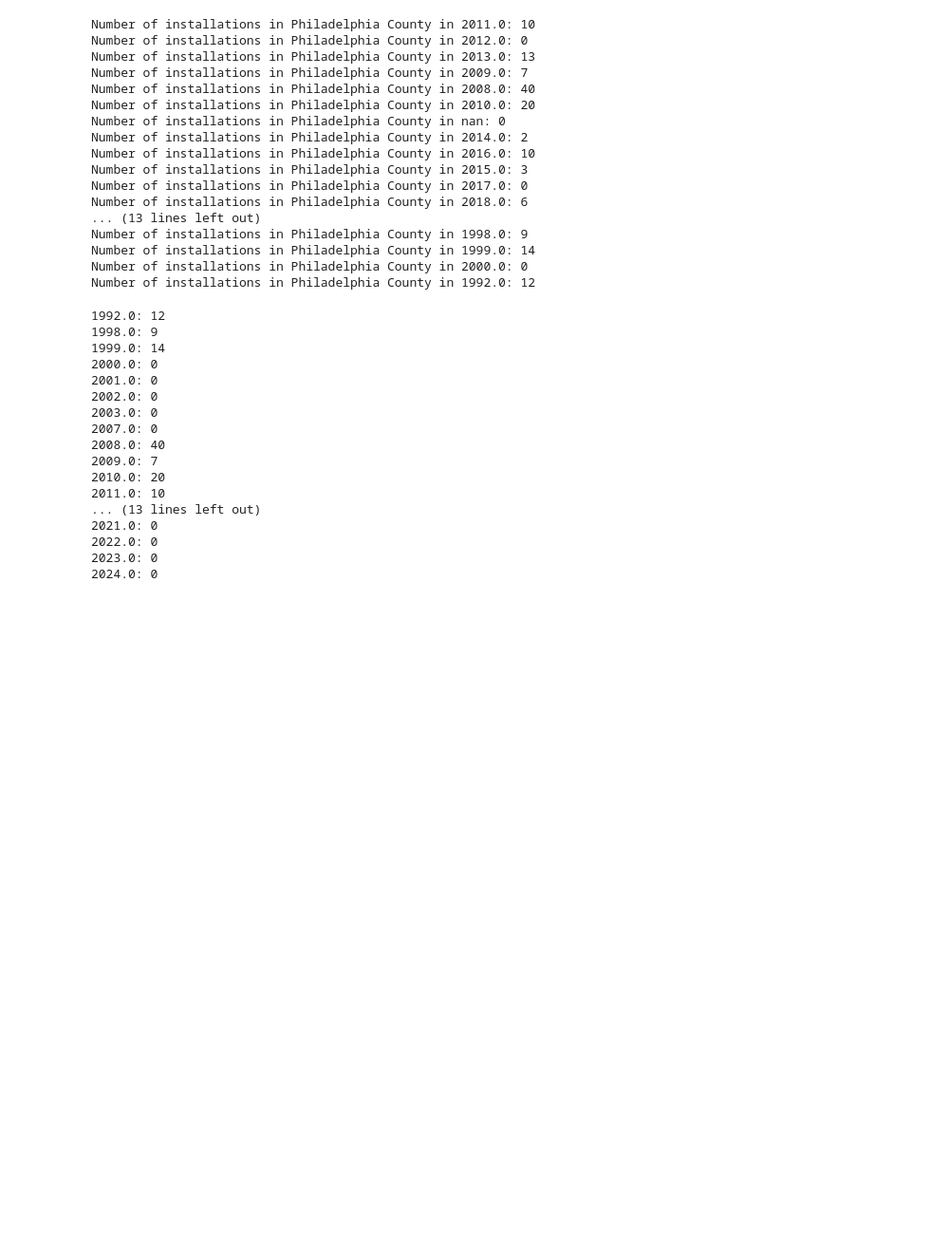
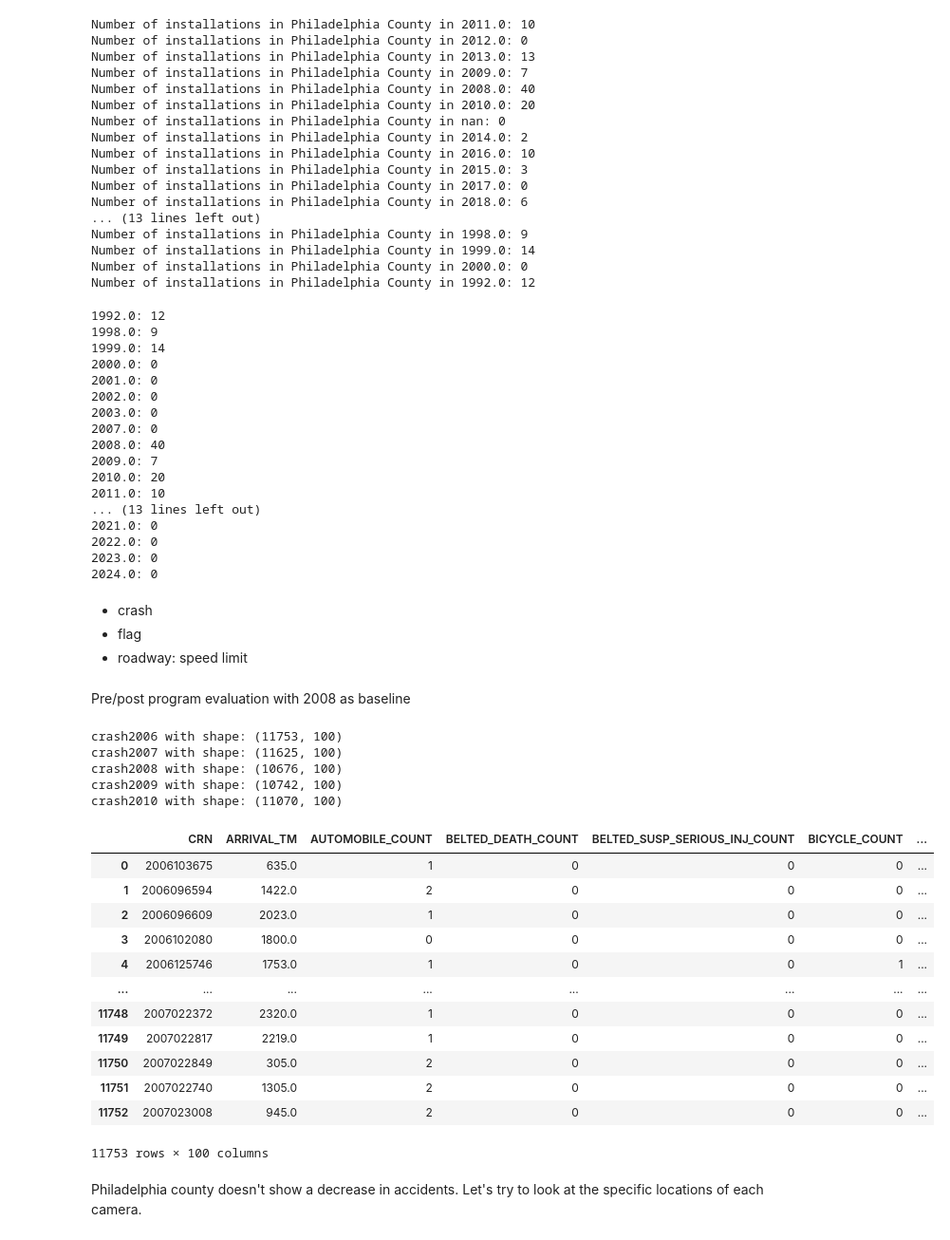
Before and after one commit to hahuynh1/Data-Science-ITS-Capstone, a Jupyter notebook: ITS.ipynb, the cells around one changed output. Shown at 95% size. Saved outputs shown, nothing was run; the diff lists cells and outputs as text; code cells hidden in the pictures; blank space fills up the shorter version.

Commit message:
pre and post data

```diff
--- a/ITS.ipynb
+++ b/ITS.ipynb
@@ -147,3 +107,42 @@ for year in unique_years:
 2022.0: 0
 2023.0: 0
 2024.0: 0
+# %% [markdown]
+- crash
+- flag
+- roadway: speed limit
+# %% [markdown]
+Pre/post program evaluation with 2008 as baseline
+# %%
+def read_crash_data(year):
+    file_path = f"Philadelphia_{year}/CRASH_Philadelphia_{year}.csv"
+    crash_data = pd.read_csv(file_path)
+    return crash_data
+
+for year in range(2006, 2011):
+    globals()[f"crash{year}"] = read_crash_data(year)
+    print(f"crash{year} with shape: {globals()[f'crash{year}'].shape}")
+# %% [output]
+crash2006 with shape: (11753, 100)
+crash2007 with shape: (11625, 100)
+crash2008 with shape: (10676, 100)
+crash2009 with shape: (10742, 100)
+crash2010 with shape: (11070, 100)
+# %%
+crash2006
+# %% [output]
+|  | CRN | ARRIVAL_TM | AUTOMOBILE_COUNT | BELTED_DEATH_COUNT | BELTED_SUSP_SERIOUS_INJ_COUNT | BICYCLE_COUNT | ... |
+| 0 | 2006103675 | 635.0 | 1 | 0 | 0 | 0 | ... |
+| 1 | 2006096594 | 1422.0 | 2 | 0 | 0 | 0 | ... |
+| 2 | 2006096609 | 2023.0 | 1 | 0 | 0 | 0 | ... |
+| 3 | 2006102080 | 1800.0 | 0 | 0 | 0 | 0 | ... |
+| 4 | 2006125746 | 1753.0 | 1 | 0 | 0 | 1 | ... |
+| ... | ... | ... | ... | ... | ... | ... | ... |
+| 11748 | 2007022372 | 2320.0 | 1 | 0 | 0 | 0 | ... |
+| 11749 | 2007022817 | 2219.0 | 1 | 0 | 0 | 0 | ... |
+| 11750 | 2007022849 | 305.0 | 2 | 0 | 0 | 0 | ... |
+| 11751 | 2007022740 | 1305.0 | 2 | 0 | 0 | 0 | ... |
+| 11752 | 2007023008 | 945.0 | 2 | 0 | 0 | 0 | ... |
+11753 rows × 100 columns
+# %% [markdown]
+Philadelphia county doesn't show a decrease in accidents. Let's try to look at the specific locations of each camera.
```
Also changed, not shown: parts of 9 cells of this notebook, 43 other files.
